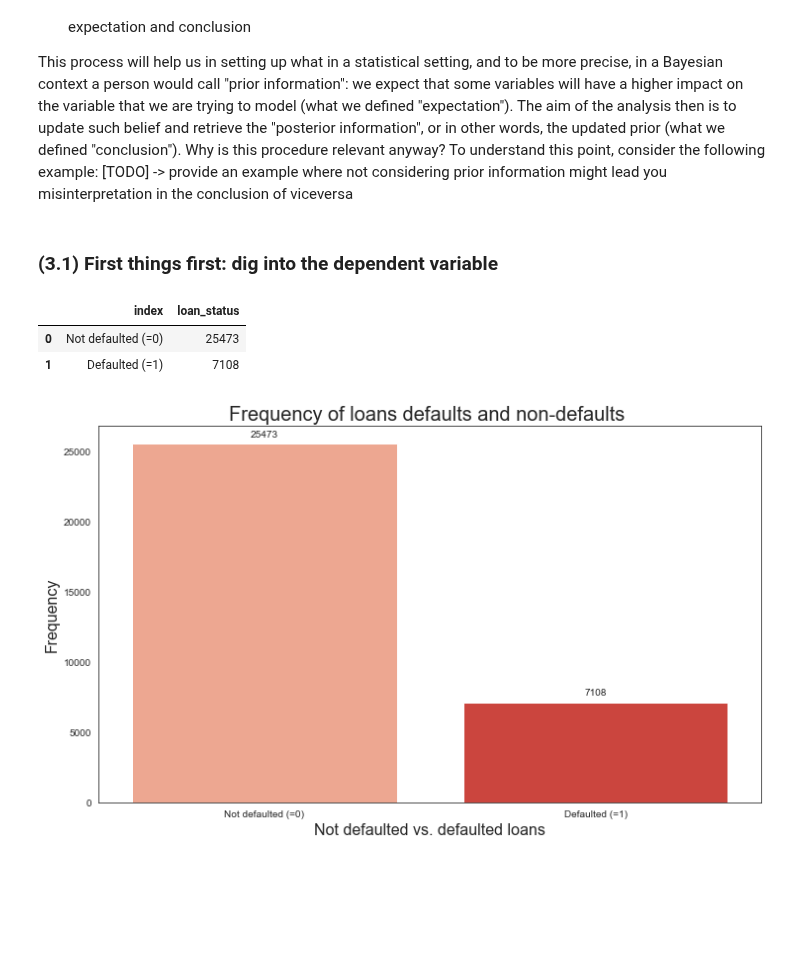
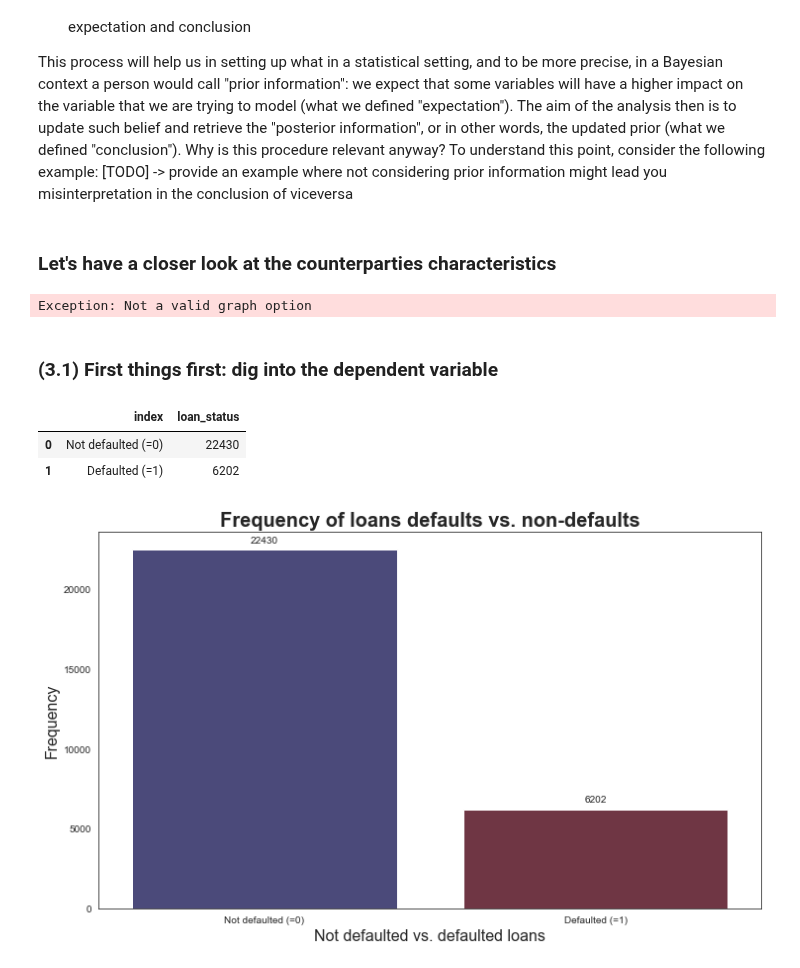
Before and after one commit to Travaz/bachelor_thesis, a Jupyter notebook: 03_code/credit_risk.ipynb, the cells around one changed output. Cells and saved outputs as stored; diff of their text form; code cells hidden in the pictures; blank space fills up the shorter version.

Commit message:
Completed the preliminary analysis of the DB

```diff
--- a/03_code/credit_risk.ipynb
+++ b/03_code/credit_risk.ipynb
@@ -299,0 +336,3 @@ df.drop(columns=['id_cp','fk_cp','id_loan'],inplace=True)
+# %%
+# Drop missing values
+df.dropna(inplace=True)
@@ -492,36 +429,46 @@ df.head()
 # Define function for plotting
 def sns_plot(*plot_args):
 
+    # Retrieve graph options
+    plot_dict = plot_args[0]
+    plot_options = plot_dict["plot_options"]
+
+    # if plot_options["type"] == "univ":
+    #     # Get the data
+    #     df_plot = plot_dict["df"]
+    #     # Get the dimension for subplot
+
     # Settings
     plt.figure(figsize=(12,7))
-    plot_dict = plot_args[0]
     df_plot = plot_dict["df"]
     x = plot_dict["x"]
     y = plot_dict["y"]
-    plot_options = plot_dict["plot_options"]
 
     # Differentiate between graphs
 
     if plot_options["kind"] == "bar":
-        g = sns.barplot(x=x, y=y, data=df_plot, palette=plot_options["palette"])
+        g = sns.barplot(x=x, y=y, data=df_plot,palette=plot_options["palette"])
     elif plot_options["kind"] == "count":
         g = sns.countplot(x=x,hue=plot_options["hue"],palette=plot_options["palette"],order=plot_options["order"])
         g.legend(loc="upper left")
-    elif plot_options["kind"] == "scatter":
-        # g = sns.scatterplot()
-        pass
+    elif plot_options["kind"] == "boxplot":
+        g = sns.boxplot(data=df_plot,x=x,y=y)
     elif plot_options["kind"] == "violin":
         g = sns.violinplot(data=df_plot, x=x, y=y, hue=plot_options["hue"],inner="quart",split=True)
+    # elif plot_options["kind"] == "pairplot":
+    #     g = sns.pairplot(data=df_plot,size=2.5)
+    elif plot_options["kind"] == "scatter":
+        g = sns.scatterplot(x=x.x,y=y,data=df_plot,s=40,color="m")
     else:
         raise Exception("Not a valid graph option")
 
     # Options shared for each graph
     for p in g.patches:
         g.annotate(int(p.get_height()), (p.get_x() + p.get_width()/2, p.get_height()), ha='center', va='center', xytext=(0,10), textcoords = 'offset points')
-    g.set_title(plot_options["title"],fontsize=20)
+    g.set_title(plot_options["title"],fontsize=20,fontweight="bold")
     g.set_xlabel(plot_options["x_label"],fontsize=16)
     g.set_ylabel(plot_options["y_label"],fontsize=16)
-    g.legend(loc="upper left")
+    # g.legend(loc="upper left")
 
     # if plot_dict["kind"] not in ("bar,count,pie"):
     #     print("Not what we would like to have here")
@@ -592,3 +537,15 @@ In order to better understand the data we are working with we will carefully ana
 * **Comment**: comment on the result, with a particular focus on describing the difference between expectation and conclusion
 
 This process will help us in setting up what in a statistical setting, and to be more precise, in a Bayesian context a person would call "prior information": we expect that some variables will have a higher impact on the variable that we are trying to model (what we defined "expectation"). The aim of the analysis then is to update such belief and retrieve the "posterior information", or in other words, the updated prior (what we defined "conclusion"). Why is this procedure relevant anyway? To understand this point, consider the following example: [TODO] -> provide an example where not considering prior information might lead you misinterpretation in the conclusion of viceversa
+# %% [markdown]
+### Let's have a closer look at the counterparties characteristics
+# %%
+# Retrieve counterparty data
+cp_cols_num = ['cp_age','cp_income','cp_emp_length','cp_person_default_on_file','cp_person_cred_hist_length']
+cp_cols_cat = ['cp_home_ownership','cp_person_default_on_file']
+
+# Get the data
+df_cp_num = df_analysis[cp_cols_num]
+df_cp_cat = df_analysis[cp_cols_num]
+# %% [output]
+Exception: Not a valid graph option
@@ -596,7 +570,7 @@ This process will help us in setting up what in a statistical setting, and to be
 ### (3.1) First things first: dig into the dependent variable
 # %%
 # Retrieve the data
-df_ls = df['loan_status'].value_counts().reset_index()
+df_ls = df_analysis['loan_status'].value_counts().reset_index()
 
 # Mapping to correct values
 ls_dict = {
@@ -609,24 +583,24 @@ df_ls['index'] = df_ls['index'].map(ls_dict)
 df_ls
 # %% [output]
 |  | index | loan_status |
-| 0 | Not defaulted (=0) | 25473 |
-| 1 | Defaulted (=1) | 7108 |
+| 0 | Not defaulted (=0) | 22430 |
+| 1 | Defaulted (=1) | 6202 |
 # %%
-# Plotting distribution
+# Distribution of "loan_status" -> dependent variable
 plot_args = {
     "df": df_ls,
     "x": "index",
     "y": "loan_status",
     "plot_options": {
         "kind": "bar",
         "title": "Frequency of loans defaults vs. non-defaults",
         "x_label": "Not defaulted vs. defaulted loans",
         "y_label": "Frequency",
-        "palette": "Reds"
+        "palette": "icefire"
     }
 }
 
 # Get the distribution
 sns_plot(plot_args)
 # %% [output]
-[figure, old version]
+[figure, new version]
```
Also changed, not shown: parts of 56 cells of this notebook.
